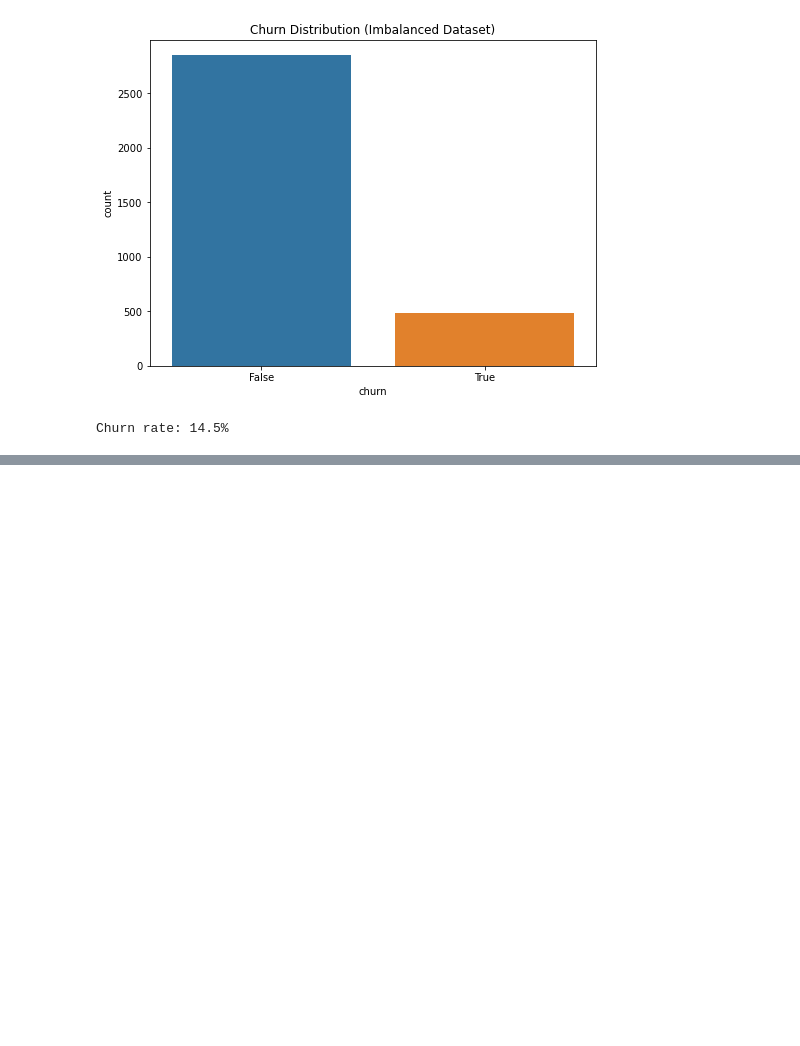
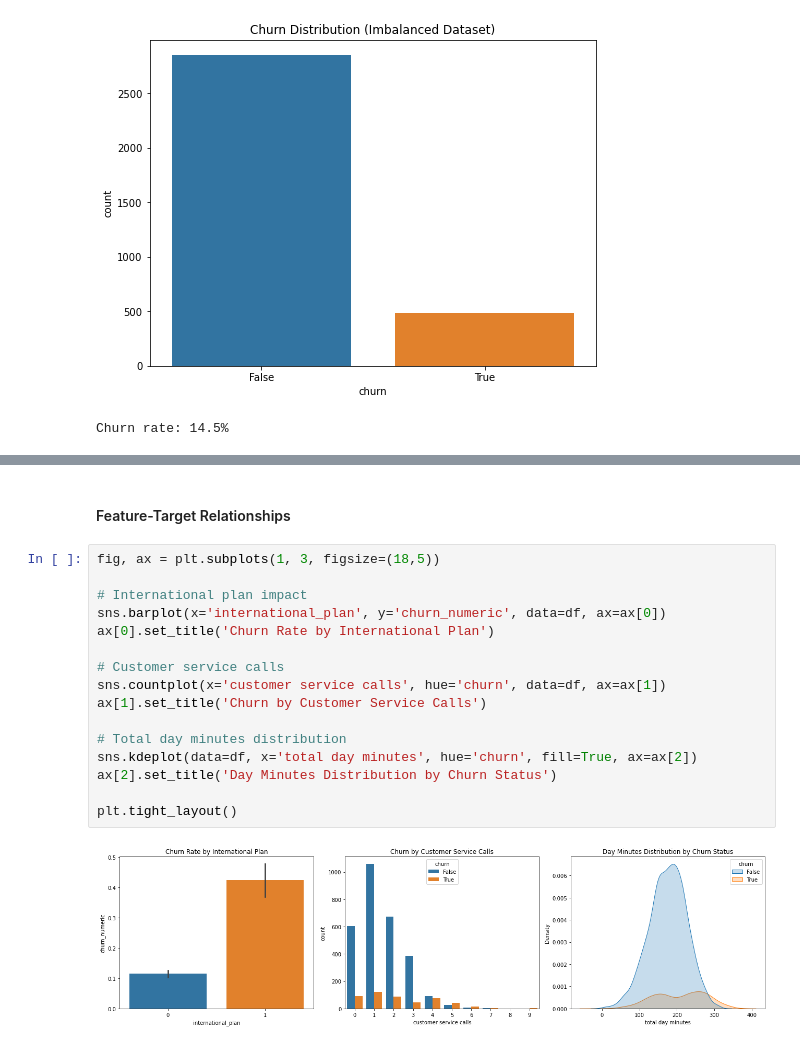
Before and after one commit to KweyuV/Customer-Churn-Prediction, a Jupyter notebook: Customer-Churn-Prediction.ipynb, the cells around one changed output, grey strips where cells are left out. Cells and saved outputs as stored; diff of their text form; blank space fills up the shorter version.

```diff
--- a/Customer-Churn-Prediction.ipynb
+++ b/Customer-Churn-Prediction.ipynb
@@ -160,0 +257,20 @@ Churn rate: 14.5%
+# %% [markdown]
+#### Feature-Target Relationships
+# %%
+fig, ax = plt.subplots(1, 3, figsize=(18,5))
+
+# International plan impact
+sns.barplot(x='international_plan', y='churn_numeric', data=df, ax=ax[0])
+ax[0].set_title('Churn Rate by International Plan')
+
+# Customer service calls
+sns.countplot(x='customer service calls', hue='churn', data=df, ax=ax[1])
+ax[1].set_title('Churn by Customer Service Calls')
+
+# Total day minutes distribution
+sns.kdeplot(data=df, x='total day minutes', hue='churn', fill=True, ax=ax[2])
+ax[2].set_title('Day Minutes Distribution by Churn Status')
+
+plt.tight_layout()
+# %% [output]
+[figure, added]
```
Also changed, not shown: parts of 18 cells of this notebook.
